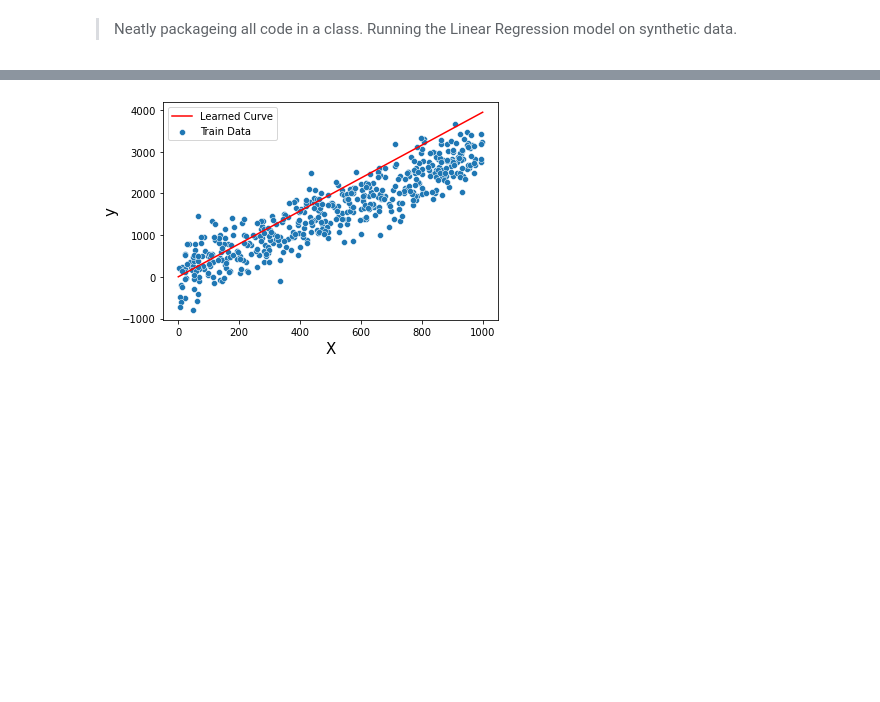
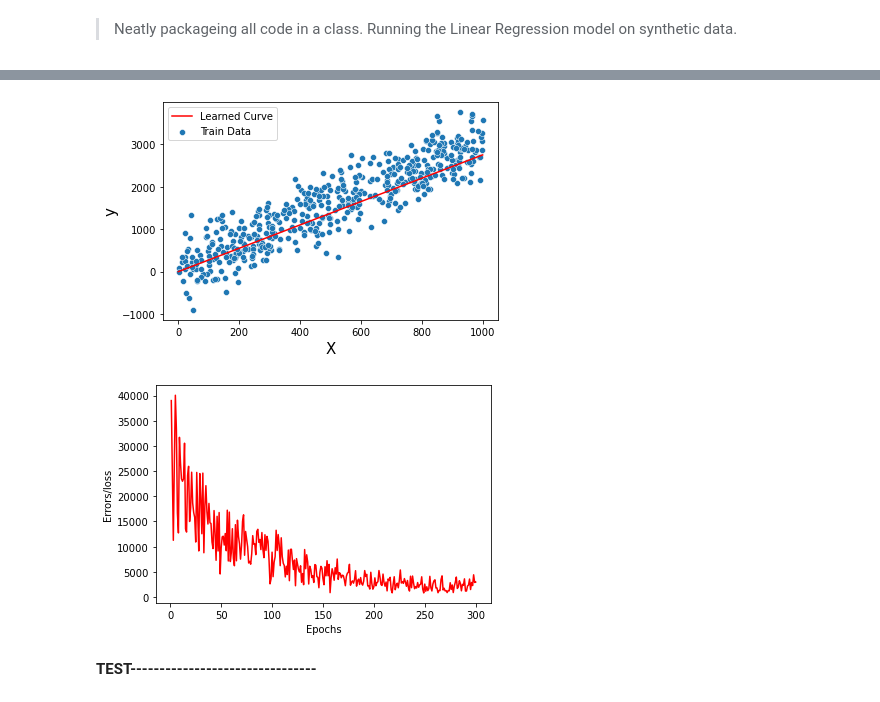
Before and after one commit to saswotnayak/ML_models_from_scratch, a Jupyter notebook: Linear Regression/Linear Regression.ipynb, the cells around one changed output, grey strips where cells are left out. Cells and saved outputs as stored; diff of their text form; code cells hidden in the pictures; blank space fills up the shorter version.

Commit message:
Updated the linear regression notations.

```diff
--- a/Linear Regression/Linear Regression.ipynb
+++ b/Linear Regression/Linear Regression.ipynb
@@ -65,14 +65,15 @@ X = np.array([2,4,6,8,10,11],dtype =np.float32)
 y = np.array([1,3,5,7,9,10],dtype = np.float32)
 
 X = X.reshape(X.shape[0],-1)
+y = y.reshape(y.shape[0],-1)
 X = np.insert(X,0,np.ones(len(y),dtype = np.float32),axis=1)
 theta = np.zeros((1,X.shape[1]),dtype = np.float32)
 n = X.shape[0]
 lr = 0.01
 for epoch in range(1000):
-    h_theta = theta.dot(X.T)
+    h_theta = X.dot(theta.T)
     loss = ((h_theta - y) ** 2).sum() / np.float32(2 * n)
-    theta = theta - (lr * ((h_theta - y).dot(X) / np.float32(n)))
+    theta = theta - (lr * ((h_theta - y).T.dot(X) / np.float32(n)))
     if (epoch + 1) % 100 == 0:
-        print('epoch:{}--->loss:{:.3f},theta:{}'.format(epoch+1,loss,theta))
+        print('epoch:{}--->loss:{:.3f},theta:{}'.format(epoch+1,loss,np.squeeze(theta)))
 # %% [output]
@@ -101,6 +102,7 @@ X = np.array([2,4,6,8,10,11],dtype =np.float32)
 y = np.array([1,3,5,7,9,10],dtype = np.float32)
 
 X = X.reshape(X.shape[0],-1)
+y = y.reshape(y.shape[0],-1)
 X = np.insert(X,0,np.ones(len(y),dtype = np.float32),axis=1)
 theta = np.zeros((1,X.shape[1]),dtype = np.float32)
 n = X.shape[0]
@@ -108,9 +110,9 @@ lr = 0.01
 for epoch in range(100):
     sample_id = np.random.choice(X.shape[0],size=1,replace=False)
     sample = X[sample_id,:]
-    h_theta = theta.dot(sample.T)
+    h_theta = sample.dot(theta.T)
     loss = (np.squeeze(h_theta - y[sample_id]) ** 2) / np.float32(2 * n)
-    theta = theta - (lr * (np.squeeze(h_theta - y[sample_id],axis =0).dot(sample) / np.float32(n)))
+    theta = theta - (lr * (np.squeeze(h_theta - y[sample_id],axis =0).T.dot(sample) / np.float32(n)))
     if (epoch + 1) % 10 == 0:
         print('epoch:{}--->loss:{:.3f},theta:{}'.format(epoch+1,loss,np.squeeze(theta)))
 # %% [output]
@@ -138,6 +146,7 @@ X = np.array([2,4,6,8,10,11],dtype =np.float32)
 y = np.array([1,3,5,7,9,10],dtype = np.float32)
 
 X = X.reshape(X.shape[0],-1)
+y = y.reshape(y.shape[0],-1)
 X = np.insert(X,0,np.ones(len(y),dtype = np.float32),axis=1)
 theta = np.zeros((1,X.shape[1]),dtype = np.float32)
 n = X.shape[0]
@@ -146,9 +155,9 @@ size = 2
 for epoch in range(100):
     sample_id = np.random.choice(X.shape[0],size=size,replace=False)
     sample = X[sample_id,:]
-    h_theta = theta.dot(sample.T)
-    loss = (np.squeeze(h_theta - y[sample_id]) ** 2).sum() / np.float32(2 * n)
-    theta = theta - (lr * (np.squeeze(h_theta - y[sample_id],axis =0).dot(sample) / np.float32(n)))
+    h_theta = sample.dot(theta.T)
+    loss = ((h_theta - y[sample_id]) ** 2).sum() / np.float32(2 * n)
+    theta = theta - (lr * ((h_theta - y[sample_id]).T.dot(sample) / np.float32(n)))
     if (epoch + 1) % 10 == 0:
         print('epoch:{}--->loss:{:.2f},theta:{}'.format(epoch+1,loss,np.squeeze(theta)))
 # %% [output]
@@ -302,9 +340,10 @@ epoch:100--->loss:93.345,theta:[0.37709049 2.07377432]
 # %%
 #Example of mini-batch GD
 #Model Building
-batch_size = int(X_train.shape[0] / 20)
-model = linear_regression(lr= 0.000001,epochs=100000,criterion='mini-batch',batch_size= batch_size)
+batch_size = int(X_train.shape[0] / 50)
+model = linear_regression(lr= 0.000001,epochs=300,criterion='mini-batch',batch_size= batch_size)
 param = model.fit(X_train,y_train)
 y_pred = model.predict(X_test)
 model.plot_model(X_train,X_test,y_train,y_pred)
+model.plot_error()
 # %% [output]
@@ -321 +356,4 @@ epoch:100--->loss:42256.649,theta:[0.62955517 3.94448009]
-[figure, old version]
+[figure, new version]
+[figure, added]
+# %% [markdown]
+**TEST--------------------------------**
```
Also changed, not shown: parts of 12 cells of this notebook.
